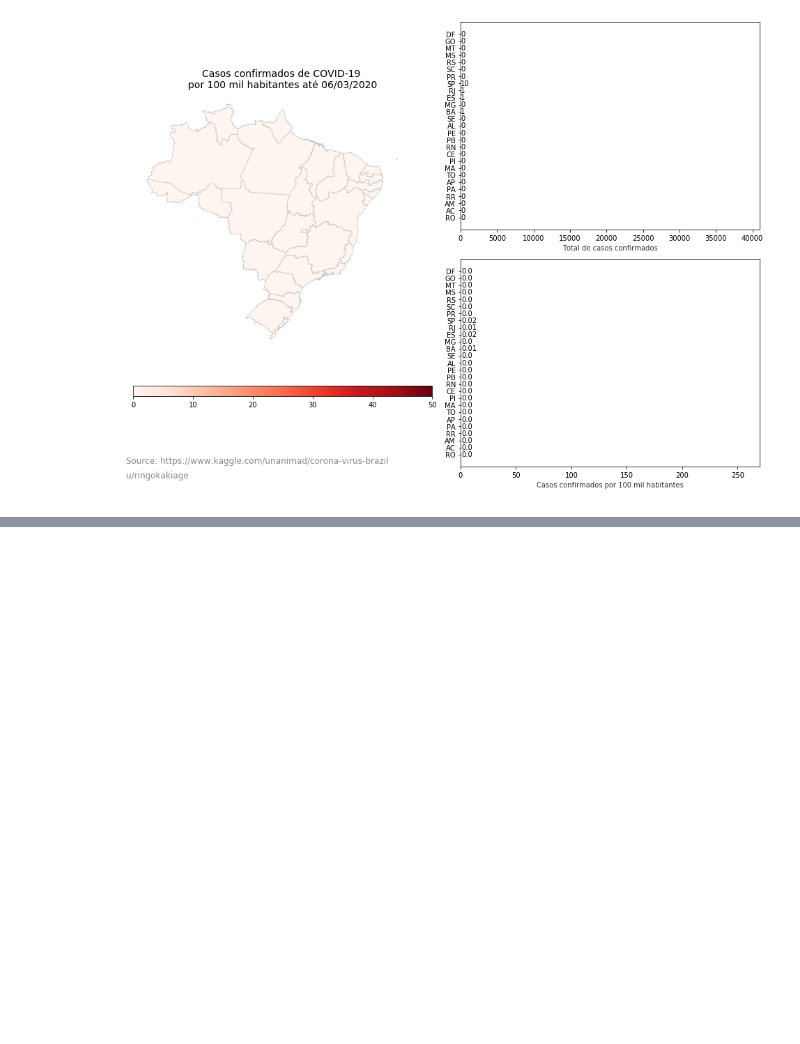
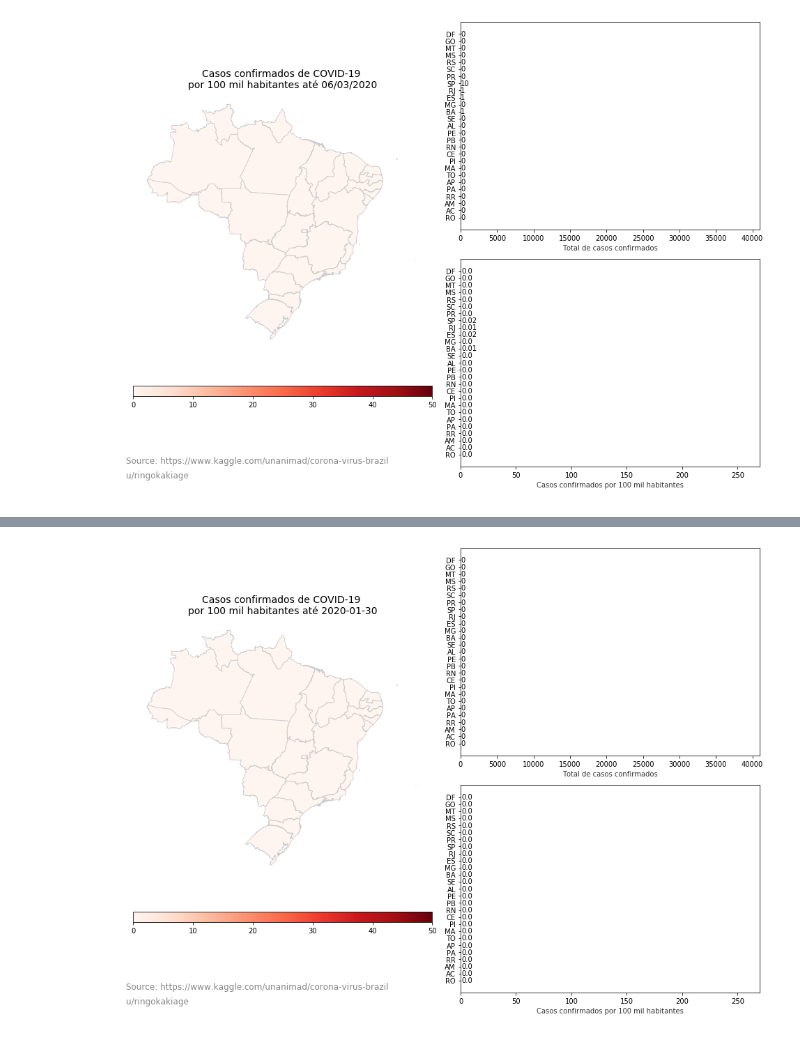
Before and after one commit to viniciusnomiyama/brazil_covid19, a Jupyter notebook: coronav4.ipynb, the cells around one changed output, grey strips where cells are left out. Cells and saved outputs as stored; diff of their text form; code cells hidden in the pictures; blank space fills up the shorter version.

Commit message:
Python script
Just a quick upload with the proper loop in the case you want to make your own gifs and such.

```diff
--- a/coronav4.ipynb
+++ b/coronav4.ipynb
@@ -550,0 +478,84 @@ axbig = fig.add_subplot(bap[0:,0])
+# %%
+#making an array list to run the loop for saving all pictures. 36 is '2020-03-06' and I wanted to create a gif showing the 2-month effects of covid-19.
+date_unique = dados.date.unique()[36:]
+
+for x in date_unique:
+    #standard settings for map plotting
+    dia1 = x
+    onebyone =  dados[dados['date'] == x]
+    merged = brazilmapa.set_index('NM_ESTADO').join(onebyone.set_index('state'))
+    merged.reset_index(inplace=True)
+
+#creating a dataframe for the 100k/hab analysis
+    mergedmais = merged.set_index('NM_ESTADO').join(popest.set_index('state'))
+    mergedmais.reset_index(inplace=True)
+    mergedmais['pop'] = mergedmais['pop'].astype(str).astype(int)
+    mergedmais['cases/100k'] = ((mergedmais.cases/mergedmais['pop'])*100000)
+    mergedmais['deaths/100k'] = ((mergedmais.deaths/mergedmais['pop'])*100000)
+
+#probably will add the "
+
+#plotting a larger gridspec for the map
+    fig, axs = plt.subplots(2,2, figsize=(14,10))
+    (ax1,ax2),(ax3,ax4) = axs
+    bap = axs[1,-1].get_gridspec()
+    for ax in axs[0:,0]:
+        ax.remove()
+    axbig = fig.add_subplot(bap[0:,0])
+
+#variable for the barplots, usually "variable" is what will be shown at the geoplot
+    variable = 'cases/100k'
+    variable2 = 'cases'
+
+#vmax and vmin
+    vmin1, vmax1 = 0, 50
+    vmin2, vmax2 = 0, 5000
+
+#map plotting
+    mergedmais.plot(column=variable,cmap='Reds',linewidth=0.8,ax=axbig,edgecolor='0.8',vmin=vmin1, vmax=vmax1)
+#mergedmais.plot(column=variable2,cmap='Purples',linewidth=0.8,ax=ax2,edgecolor='0.8',vmin=vmin2, vmax=vmax2)
+    axbig.axis('off')
+#ax2.axis('off')
+
+#colorbars
+    sm1 = plt.cm.ScalarMappable(cmap='Reds' ,norm=plt.Normalize(vmin=vmin1, vmax=vmax1))
+    sm1._A= []
+    divider1 = make_axes_locatable(axbig)
+    cax1 = divider1.append_axes('bottom', size='4%', pad=0.7)
+    cbar1 = fig.colorbar(sm1, ax=axbig, cax=cax1, orientation='horizontal')
+
+#sm2 = plt.cm.ScalarMappable(cmap='Purples' ,norm=plt.Normalize(vmin=vmin2, vmax=vmax2))
+#sm2._A = []
+#cbar2 = fig.colorbar(sm2, ax=ax2)
+
+#plotting two barplots with revelant information that are going to be visualized, in this case, cases and cases/100k.
+    rect_4 = ax4.barh(np.arange(len(mergedmais['NM_ESTADO'])),width=mergedmais[variable], align='center', tick_label=mergedmais['NM_ESTADO'].replace(siglas), alpha=0.6, color='red')
+    ax4.set_xlim(right=270)
+    rect_2 = ax2.barh(np.arange(len(mergedmais['NM_ESTADO'])),width=mergedmais[variable2], align='center', tick_label=mergedmais['NM_ESTADO'].replace(siglas), alpha=0.3, color='black')
+    ax2.set_xlim(right=41000)
+
+#enumerating every value on each barplot
+    for i, v in enumerate(mergedmais[variable]):
+        ax4.text(v+1, i, round(v,2), fontsize=10, ha='left', va='center')
+
+    for i, v in enumerate(mergedmais[variable2]):
+        ax2.text(v+1, i, round(v,2), fontsize=10, ha='left', va='center')
+
+
+#barplot titles
+    ax4.set_xlabel('Casos confirmados por 100 mil habitantes',alpha=0.8, fontsize=10)
+    ax2.set_xlabel('Total de casos confirmados', alpha=0.8, fontsize=10)
+
+#geoplot title
+    axbig.set_title('Casos confirmados de COVID-19 \npor 100 mil habitantes até {}'.format(dia1), fontdict={'fontsize':'14','fontweight':'3'},loc='center')
+#ax2.set_title('Total de óbitos confirmados de COVID-19 \npor 100 mil habitantes até {}'.format(dia1), fontdict={'fontsize':'9.5','fontweight':'3'},loc='center')
+
+#sources
+    axbig.annotate('u/ringokakiage',xy=(0.045, .06),  xycoords='figure fraction', horizontalalignment='left', verticalalignment='top', fontsize=12, color='#555555', alpha=0.7)
+    axbig.annotate('Source: https://www.kaggle.com/unanimad/corona-virus-brazil',xy=(0.045, .09),  xycoords='figure fraction', horizontalalignment='left', verticalalignment='top', fontsize=12, color='#555555', alpha=0.7)
+
+    plt.tight_layout()
+#saving the pictures. usually the file name changes accordingly to what i want to visualize
+    fig.savefig('100k' + x + '.png',dpi=300, bbox_inches='tight')
+# %% [output]
+[figure, added]
```
Also changed, not shown: parts of 11 cells of this notebook.
